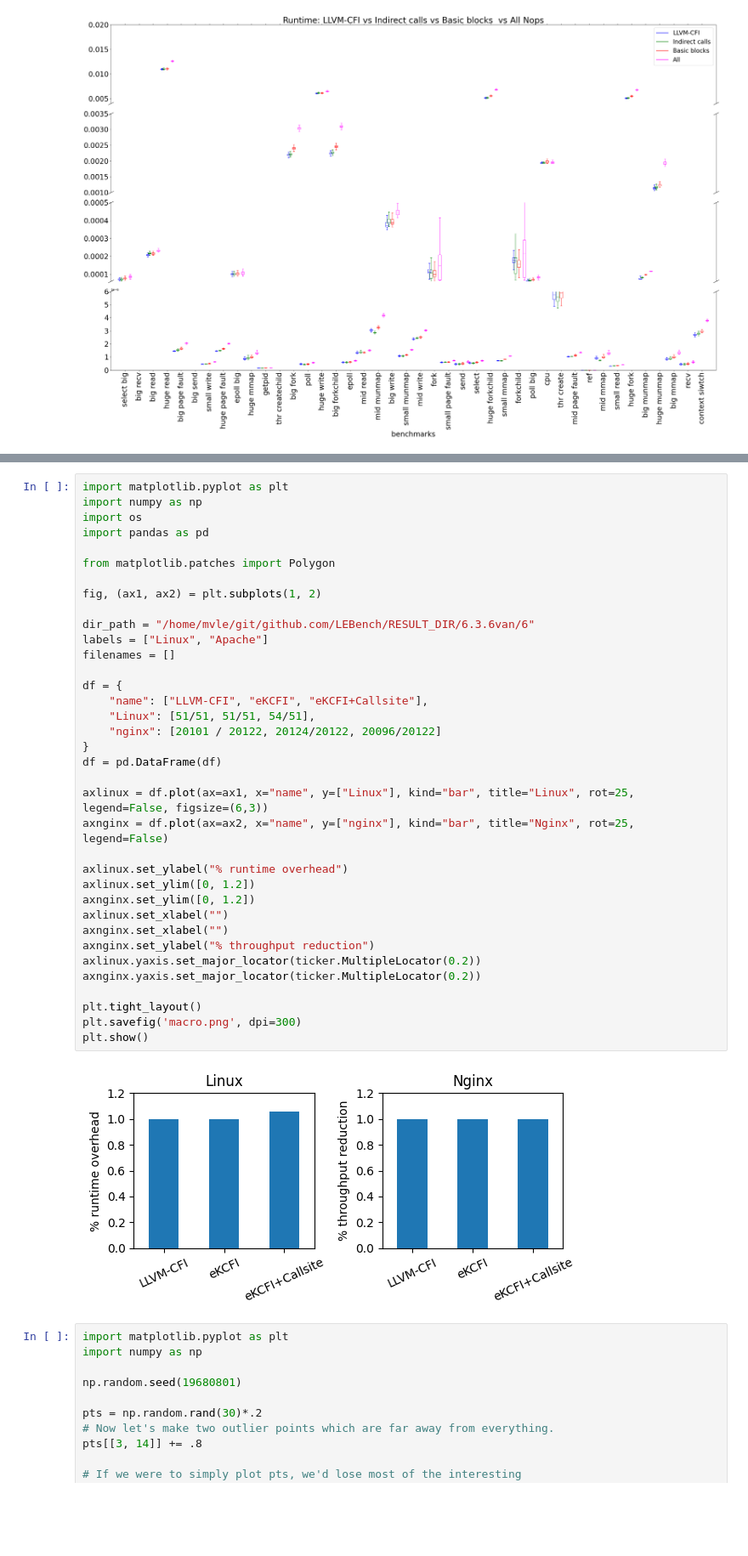
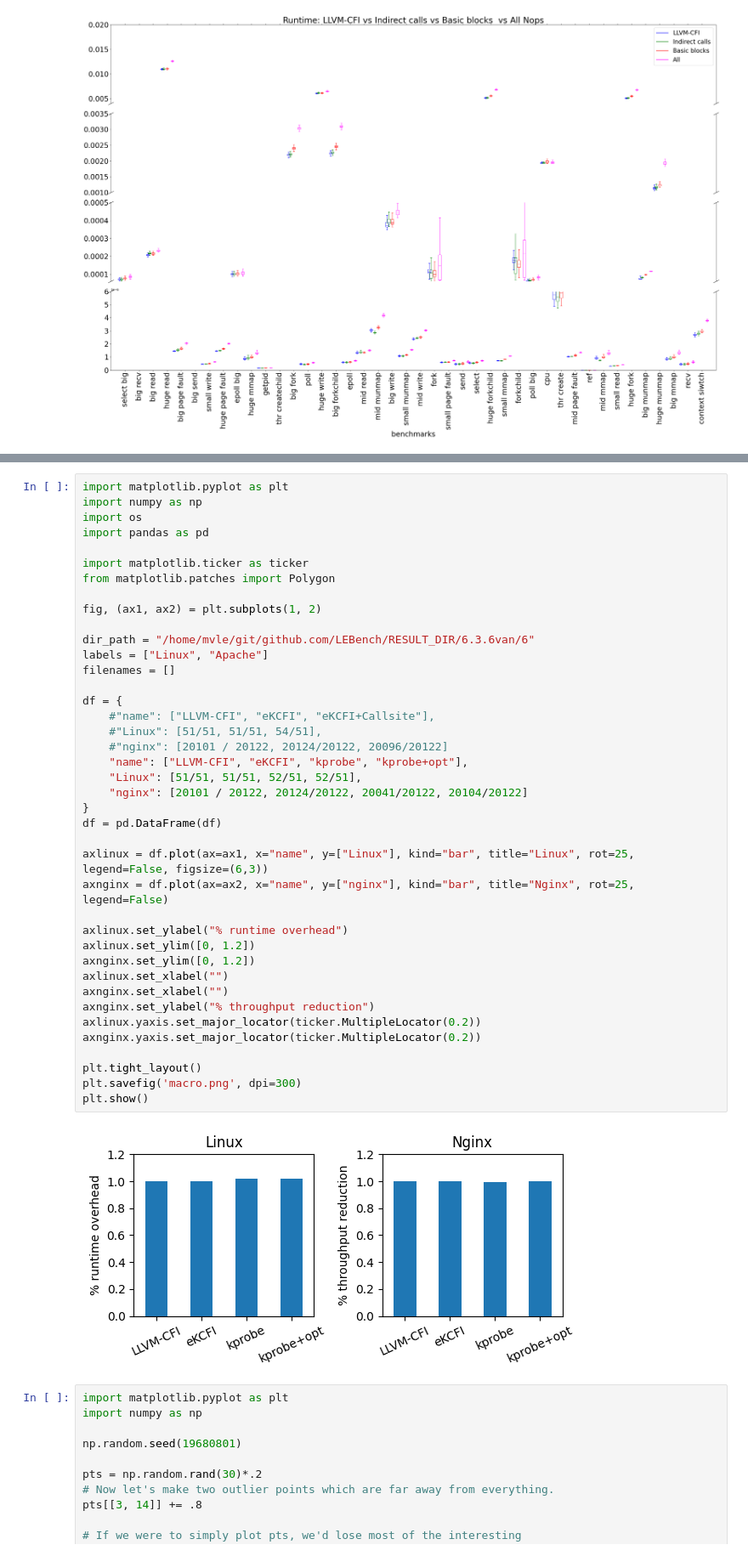
Before and after one commit to hardos-ebpf-fuzzing/LEBench, a Jupyter notebook: graph.ipynb, the cells around one changed output, grey strips where cells are left out. Shown: that part at 85% size. Drawn from its saved outputs; the diff is of its cells as text; blank space fills up the shorter version.

```diff
--- a/graph.ipynb
+++ b/graph.ipynb
@@ -329,38 +394,42 @@ import numpy as np
 import os
 import pandas as pd
 
+import matplotlib.ticker as ticker
 from matplotlib.patches import Polygon
 
 fig, (ax1, ax2) = plt.subplots(1, 2)
 
 dir_path = "/home/mvle/git/github.com/LEBench/RESULT_DIR/6.3.6van/6"
 labels = ["Linux", "Apache"]
 filenames = []
 
 df = {
-    "name": ["LLVM-CFI", "eKCFI", "eKCFI+Callsite"],
-    "Linux": [51/51, 51/51, 54/51],
-    "nginx": [20101 / 20122, 20124/20122, 20096/20122]
+    #"name": ["LLVM-CFI", "eKCFI", "eKCFI+Callsite"],
+    #"Linux": [51/51, 51/51, 54/51],
+    #"nginx": [20101 / 20122, 20124/20122, 20096/20122]
+    "name": ["LLVM-CFI", "eKCFI", "kprobe", "kprobe+opt"],
+    "Linux": [51/51, 51/51, 52/51, 52/51],
+    "nginx": [20101 / 20122, 20124/20122, 20041/20122, 20104/20122]
 }
 df = pd.DataFrame(df)
 
 axlinux = df.plot(ax=ax1, x="name", y=["Linux"], kind="bar", title="Linux", rot=25, legend=False, figsize=(6,3))
 axnginx = df.plot(ax=ax2, x="name", y=["nginx"], kind="bar", title="Nginx", rot=25, legend=False)
 
 axlinux.set_ylabel("% runtime overhead")
 axlinux.set_ylim([0, 1.2])
 axnginx.set_ylim([0, 1.2])
 axlinux.set_xlabel("")
 axnginx.set_xlabel("")
 axnginx.set_ylabel("% throughput reduction")
 axlinux.yaxis.set_major_locator(ticker.MultipleLocator(0.2))
 axnginx.yaxis.set_major_locator(ticker.MultipleLocator(0.2))
 
 plt.tight_layout()
 plt.savefig('macro.png', dpi=300)
 plt.show()
 # %% [output]
-[figure, old version]
+[figure, new version]
 # %%
 import matplotlib.pyplot as plt
 import numpy as np
```
Also changed, not shown: parts of 2 cells of this notebook.
